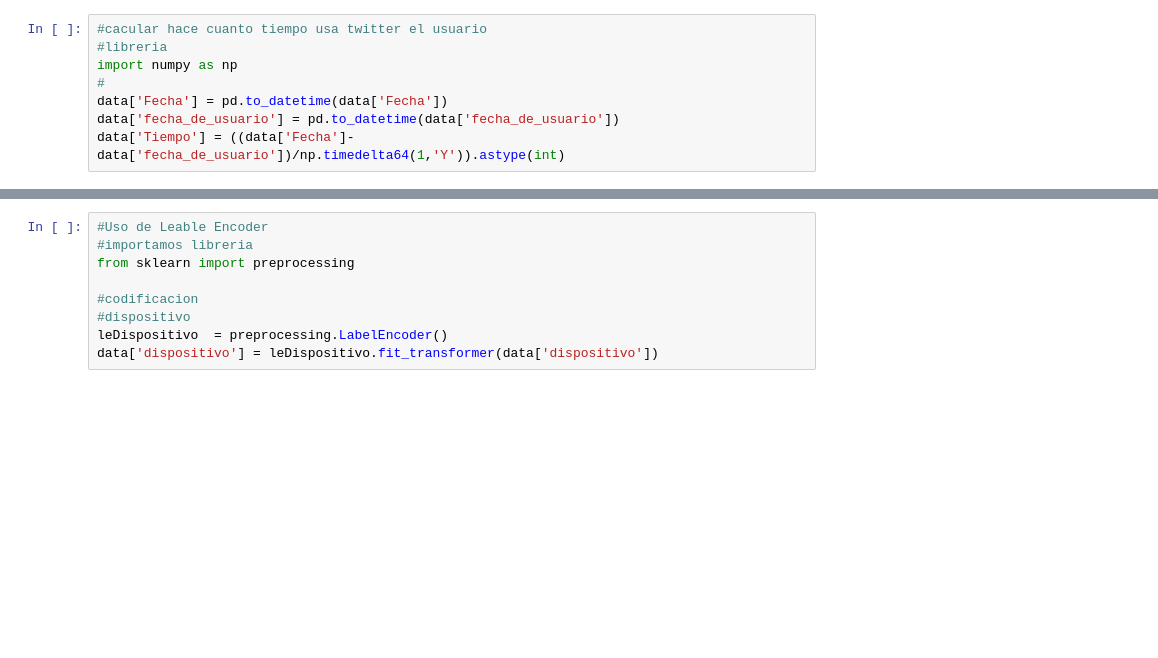
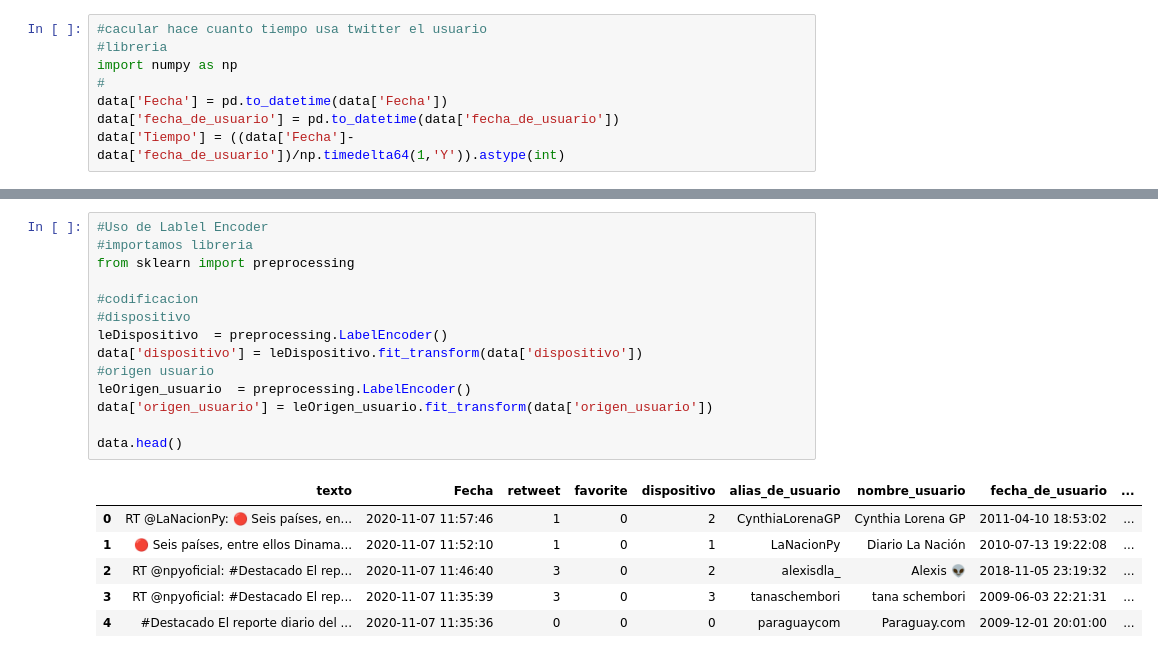
Before and after one commit to andresvillamayor/BigData-Pro, a Jupyter notebook: BigData_Pro.ipynb, the cells around one changed output, grey strips where cells are left out. Cells and saved outputs as stored; diff of their text form; blank space fills up the shorter version.

```diff
--- a/BigData_Pro.ipynb
+++ b/BigData_Pro.ipynb
@@ -171,11 +171,23 @@ data.head()
 | 3 | RT @npyoficial: #Destacado El rep... | 2020-11-07 11:35:39 | 3 | 0 | Twitter for iPhone | tanaschembori | tana schembori | 2009-06-03 22:21:31 | ... |
 | 4 | #Destacado El reporte diario del ... | 2020-11-07 11:35:36 | 0 | 0 | TweetDeck | paraguaycom | Paraguay.com | 2009-12-01 20:01:00 | ... |
 # %%
-#Uso de Leable Encoder
+#Uso de Lablel Encoder
 #importamos libreria
 from sklearn import preprocessing
 
 #codificacion
 #dispositivo
 leDispositivo  = preprocessing.LabelEncoder()
-data['dispositivo'] = leDispositivo.fit_transformer(data['dispositivo'])
+data['dispositivo'] = leDispositivo.fit_transform(data['dispositivo'])
+#origen usuario
+leOrigen_usuario  = preprocessing.LabelEncoder()
+data['origen_usuario'] = leOrigen_usuario.fit_transform(data['origen_usuario'])
+
+data.head()
+# %% [output]
+|  | texto | Fecha | retweet | favorite | dispositivo | alias_de_usuario | nombre_usuario | fecha_de_usuario | ... |
+| 0 | RT @LaNacionPy: 🔴 Seis países, en... | 2020-11-07 11:57:46 | 1 | 0 | 2 | CynthiaLorenaGP | Cynthia Lorena GP | 2011-04-10 18:53:02 | ... |
+| 1 | 🔴 Seis países, entre ellos Dinama... | 2020-11-07 11:52:10 | 1 | 0 | 1 | LaNacionPy | Diario La Nación | 2010-07-13 19:22:08 | ... |
+| 2 | RT @npyoficial: #Destacado El rep... | 2020-11-07 11:46:40 | 3 | 0 | 2 | alexisdla_ | Alexis 👽 | 2018-11-05 23:19:32 | ... |
+| 3 | RT @npyoficial: #Destacado El rep... | 2020-11-07 11:35:39 | 3 | 0 | 3 | tanaschembori | tana schembori | 2009-06-03 22:21:31 | ... |
+| 4 | #Destacado El reporte diario del ... | 2020-11-07 11:35:36 | 0 | 0 | 0 | paraguaycom | Paraguay.com | 2009-12-01 20:01:00 | ... |
```
Also changed, not shown: parts of 3 cells of this notebook.
